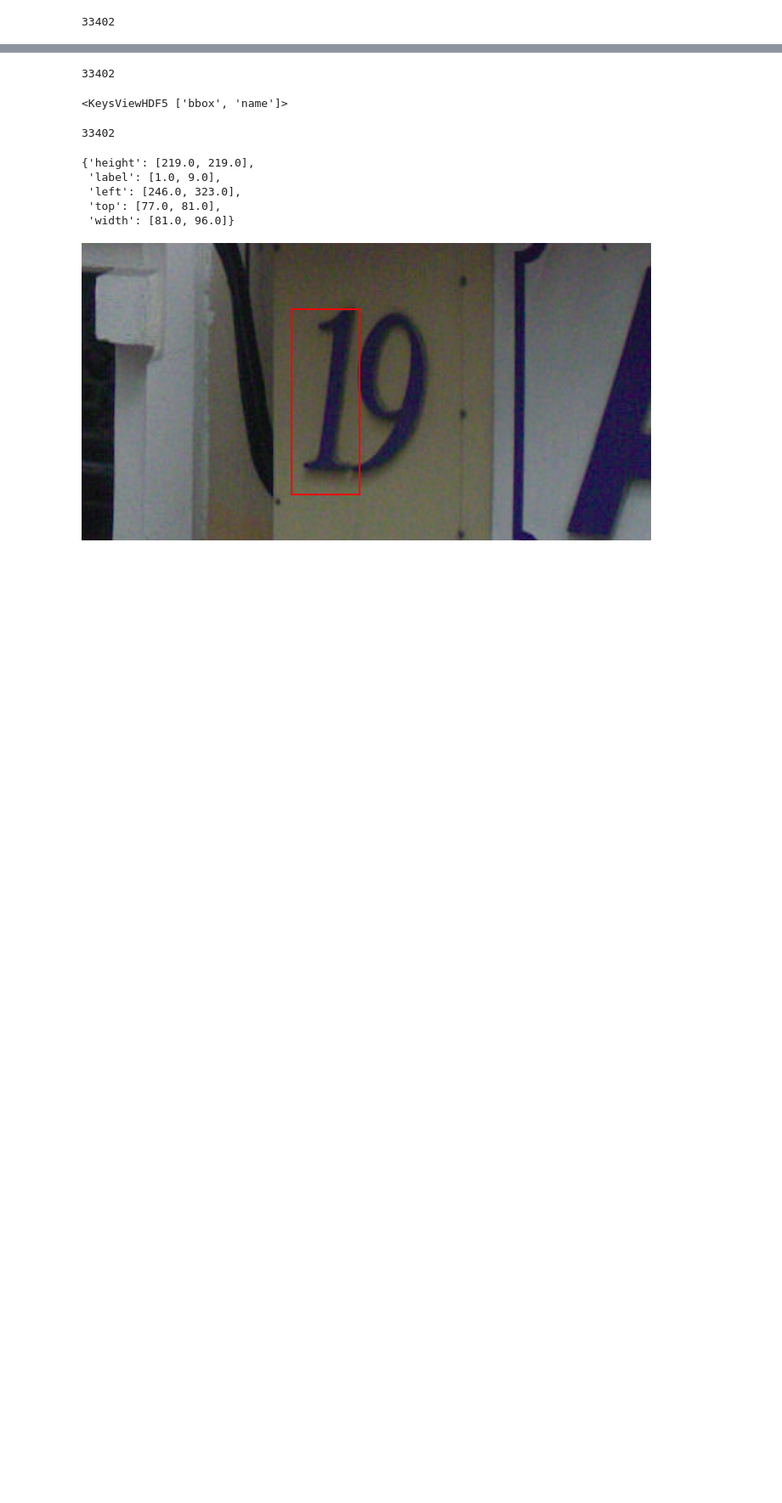
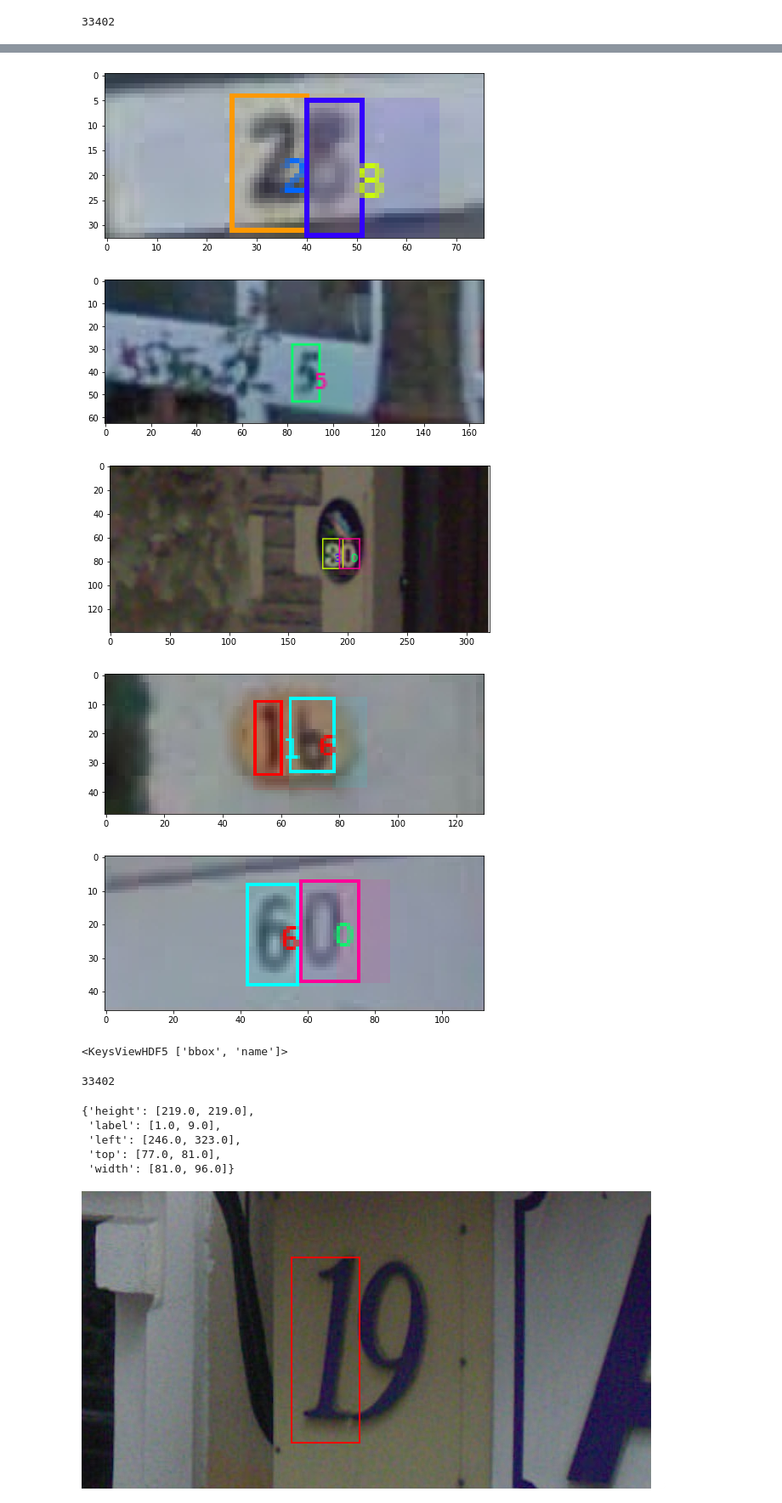
Before and after one commit to dang-qi/svhn, a Jupyter notebook: dev.ipynb, the cells around one changed output, grey strips where cells are left out. Shown: that part at 85% size. Drawn from its saved outputs; the diff is of its cells as text; code cells hidden in the pictures; blank space fills up the shorter version.

```diff
--- a/dev.ipynb
+++ b/dev.ipynb
@@ -29,13 +29,21 @@ targets
+# %%
+from torchcore.tools.visulize_tools import visulize_random_sample
+
+names = list(range(1,10))
+names.append(0)
+visulize_random_sample(dataset,list(range(1,11)), 5, names, category_num=10, font_size=10, box_line_width=1, box_opacity=0.1, text_opacity=0.1)
+# %% [output]
+[figure, added]
+[figure, added]
+[figure, added]
+[figure, added]
+[figure, added]
 # %%
 names_obj=mat_f['digitStruct/name']
 names = []
 for i in range(names_obj.shape[0]):
     names.append(''.join([chr(v[0]) for v in mat_f[names_obj[i][0]]]))
     #print(name)
-# %%
-len(names)
-# %% [output]
-33402
 # %%
 mat_f['digitStruct'].keys()
 # %% [output]
```
Also changed, not shown: parts of 1 cell of this notebook, 3 other files.
